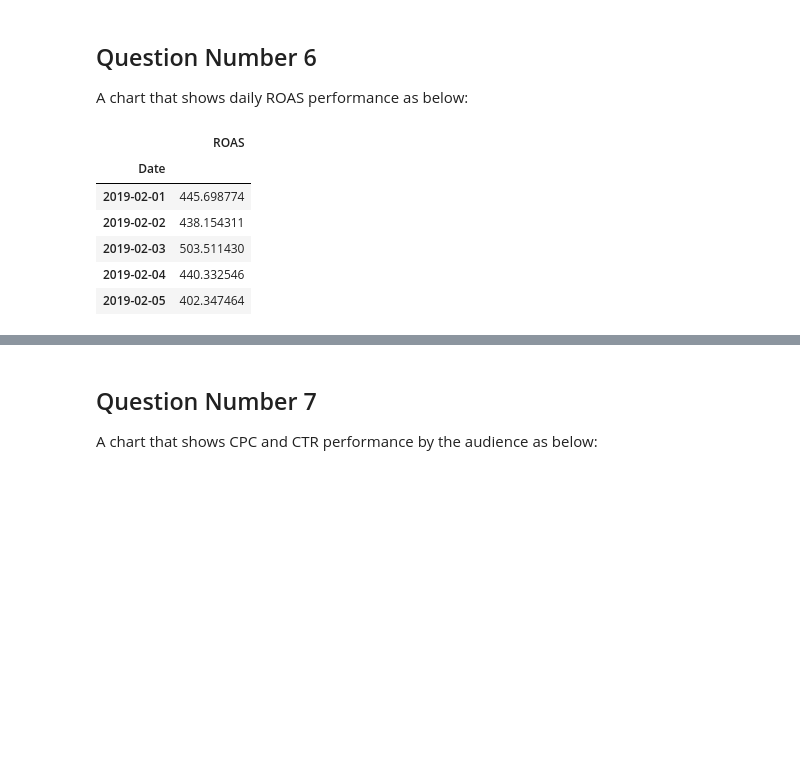
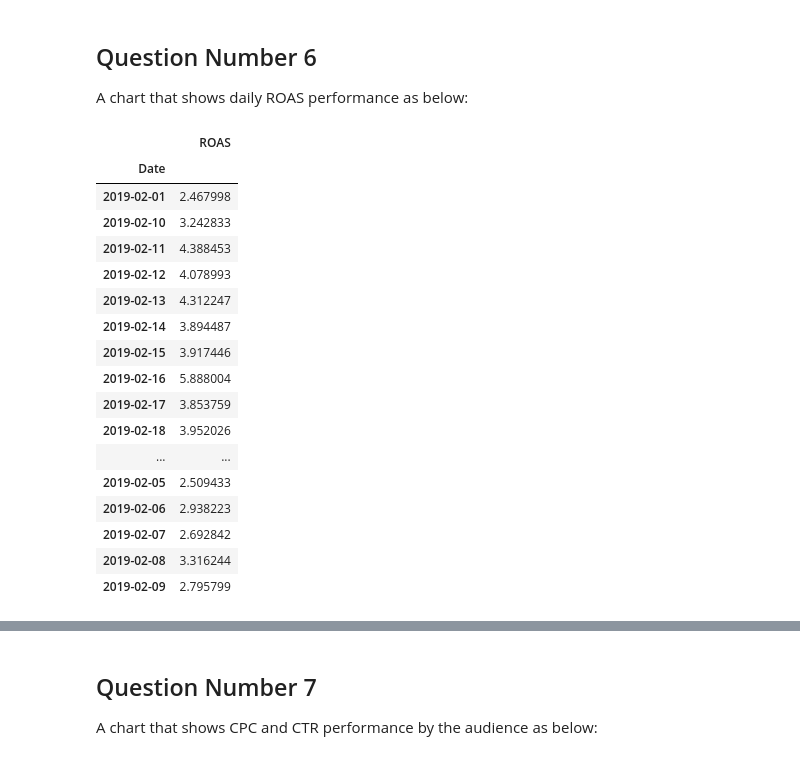
Before and after one commit to alexsong77/DAV-5400, a Jupyter notebook: Alex_Song_Analysis_Candidate.ipynb, the cells around one changed output, grey strips where cells are left out. Drawn from its saved outputs; the diff is of its cells as text; code cells hidden in the pictures; blank space fills up the shorter version.

```diff
--- a/Alex_Song_Analysis_Candidate.ipynb
+++ b/Alex_Song_Analysis_Candidate.ipynb
@@ -242,22 +258,34 @@ Based on my observations, Audience Type: Website Custom Audience has the highest
 A chart that shows daily ROAS performance as below:
 # %%
 # created another table that only contains "Date" and "ROAS" and converted into frame
-Date_ROAS = df.loc[:,['Date','ROAS']]
-Group_Date_ROAS = Date_ROAS.groupby(['Date']).sum()['ROAS'].to_frame()
-Group_Date_ROAS
+Date_ROAS = df.loc[:,['Date','Media Spend', 'Total Revenue']]
+Group_Date_ROAS = Date_ROAS.groupby(['Date'])['Media Spend','Total Revenue'].sum()
+Group_Date_ROAS['ROAS'] = Group_Date_ROAS['Total Revenue']/Group_Date_ROAS['Media Spend']
 # created datetime index
 Group_Date_ROAS.index = pd.to_datetime(Group_Date_ROAS.index)
 Group_Date_ROAS.head()
 # sorted the new table
-Group_Date_ROAS_New = Group_Date_ROAS.sort_index()
-Group_Date_ROAS_New.head()
+
+Group_Date_ROAS_New = Group_Date_ROAS.loc[:,['ROAS']]
+Group_Date_ROAS_New
 # %% [output]
 |  | ROAS |
 | Date |  |
-| 2019-02-01 | 445.698774 |
-| 2019-02-02 | 438.154311 |
-| 2019-02-03 | 503.511430 |
-| 2019-02-04 | 440.332546 |
-| 2019-02-05 | 402.347464 |
+| 2019-02-01 | 2.467998 |
+| 2019-02-10 | 3.242833 |
+| 2019-02-11 | 4.388453 |
+| 2019-02-12 | 4.078993 |
+| 2019-02-13 | 4.312247 |
+| 2019-02-14 | 3.894487 |
+| 2019-02-15 | 3.917446 |
+| 2019-02-16 | 5.888004 |
+| 2019-02-17 | 3.853759 |
+| 2019-02-18 | 3.952026 |
+| ... | ... |
+| 2019-02-05 | 2.509433 |
+| 2019-02-06 | 2.938223 |
+| 2019-02-07 | 2.692842 |
+| 2019-02-08 | 3.316244 |
+| 2019-02-09 | 2.795799 |
 # %%
 # converted the column "Date" from objective to numeric
```
Also changed, not shown: parts of 14 cells of this notebook.
